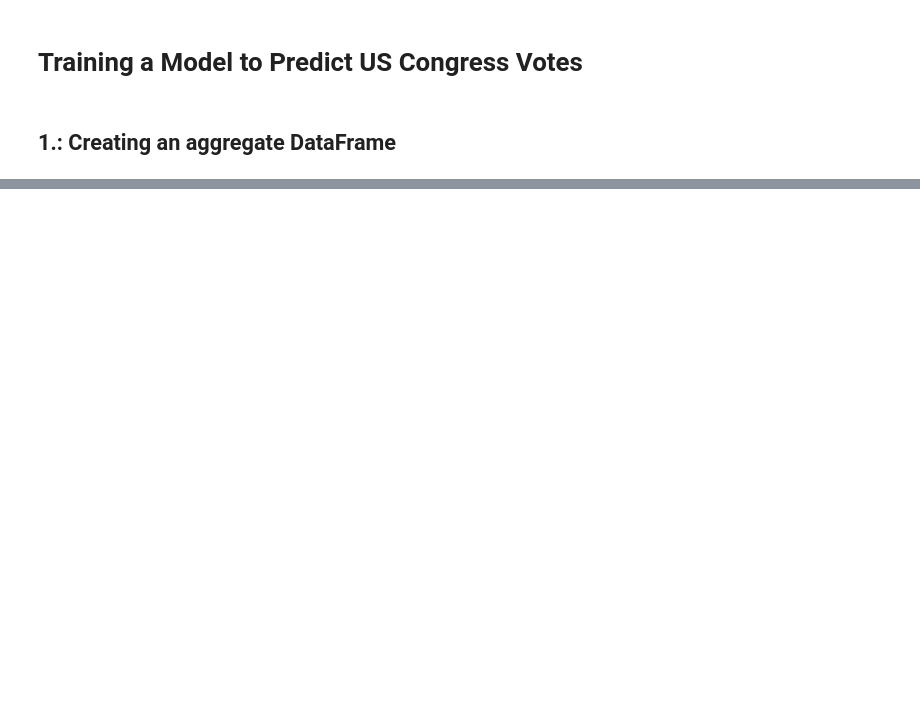
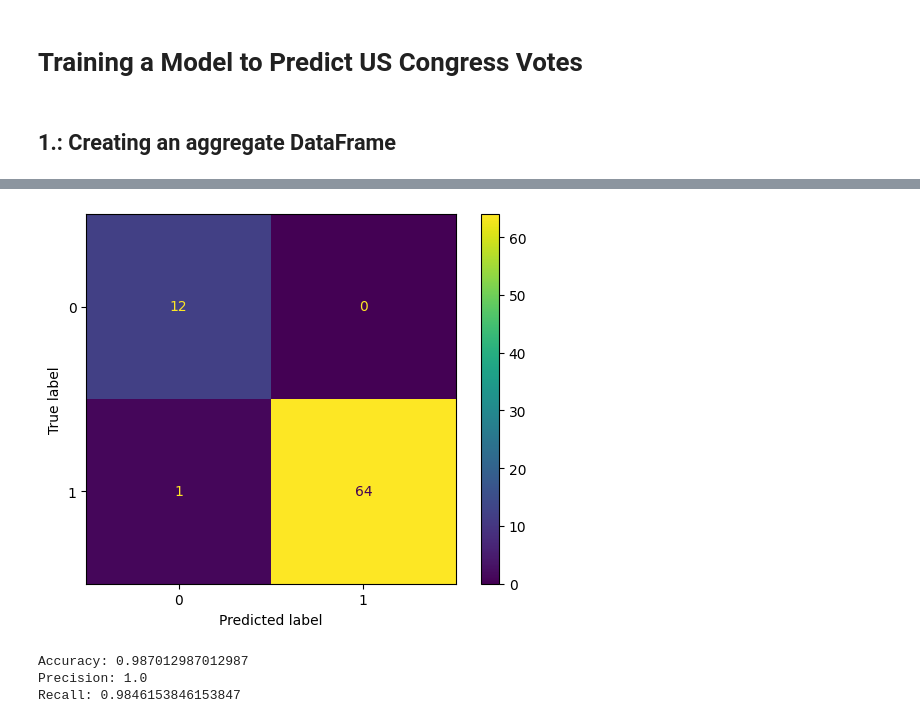
Before and after one commit to zdanielm/eulytix-assignment, a Jupyter notebook: model.ipynb, the cells around one changed output, grey strips where cells are left out. Cells and saved outputs as stored; diff of their text form; code cells hidden in the pictures; blank space fills up the shorter version.

```diff
--- a/model.ipynb
+++ b/model.ipynb
@@ -50,0 +194,36 @@ array(['D', 'R', 'I'], dtype=object)
+# %%
+train_data = pd.read_csv('./data/dataset.csv')
+# %%
+# Split the data into features (X) and target (y)
+features = train_data.drop('Result', axis=1)
+target = train_data['Result']
+
+# Split the data into training and test sets
+feature_train, feature_test, target_train, target_test = train_test_split(features, target, test_size=0.3)
+# %%
+logreg = LogisticRegression()
+# %%
+logreg.fit(feature_train, target_train)
+
+target_pred_logreg = logreg.predict(feature_test)
+# %%
+# import the metrics class
+from sklearn import metrics
+
+cnf_matrix = metrics.confusion_matrix(target_test, target_pred_logreg)
+
+ConfusionMatrixDisplay(confusion_matrix=cnf_matrix).plot();
+# %% [output]
+[figure, added]
+# %%
+accuracy = accuracy_score(target_test, target_pred_logreg)
+precision = precision_score(target_test, target_pred_logreg)
+recall = recall_score(target_test, target_pred_logreg)
+
+print("Accuracy:", accuracy)
+print("Precision:", precision)
+print("Recall:", recall)
+# %% [output]
+Accuracy: 0.987012987012987
+Precision: 1.0
+Recall: 0.9846153846153847
```
Also changed, not shown: parts of 21 cells of this notebook, 2 other files.
